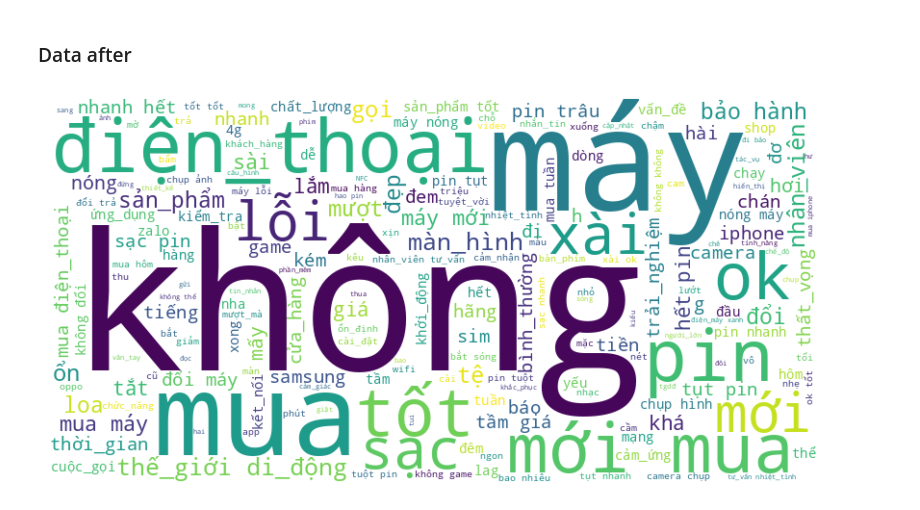
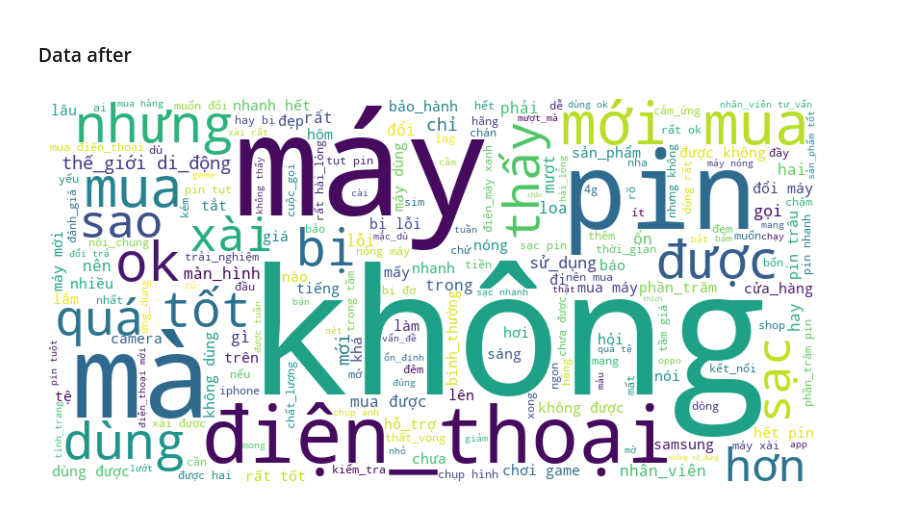
Before and after one commit to DinhManhAVG/Comment-Sentiment-Analysis, a Jupyter notebook: pre-processing/preprocessing_v2.ipynb, the cells around one changed output. Saved outputs shown, nothing was run; the diff lists cells and outputs as text; code cells hidden in the pictures.

Commit message:
feat: [NLP] Use new data and run pre process without spell check

```diff
--- a/pre-processing/preprocessing_v2.ipynb
+++ b/pre-processing/preprocessing_v2.ipynb
@@ -226,11 +226,11 @@ df= df[df["comment"].str.len() >1]
 class VietnamesePreprocessingWithoutSpellCheck:
     def __init__(self):
         # Load Vietnamese stopwords
-        with open("../data/vietnamese.txt", "r", encoding="utf-8") as file:
-            self.stop_words = set(word.strip() for word in file.read().splitlines())
-        with open("../data/vi-abbreviations.json", "r", encoding="utf-8") as file:
+        pd_stopword = pd.read_csv('../../data/stopword/new_vietnamese_stopwords.csv')
+        self.stop_words = set(pd_stopword[pd_stopword["is_stopword"] == 1]["word"].tolist())
+        with open("../../data/vi-abbreviations.json", "r", encoding="utf-8") as file:
             self.abbreviations = json.load(file)
-        with open("../data/compound_words.txt", "r", encoding="utf-8") as file:
+        with open("../../data/compound_words.txt", "r", encoding="utf-8") as file:
             self.compound_words = set(word.strip() for word in file.read().splitlines())
         # self.cocCocTokenizer = PyTokenizer(load_nontone_data=True)
         self.vncorenlp_model = vncorenlp_model
@@ -300,7 +300,7 @@ class VietnamesePreprocessingWithoutSpellCheck:
         x = self.to_lower(x)
         x = self.replace_abbreviations(x)
         x = self.delete_punctuation(x)
-        x = self.replace_compound_words(x)
+        # x = self.replace_compound_words(x)
         x = self.tokenize_text(x)
         x = self.delete_stop_words(x)
 
@@ -332,4 +314,4 @@ A
 # %%
-for idx, row in df_part1.iterrows():
+for idx, row in df.iterrows():
     print(f"=====> Processing row {idx + 1}")
-    df_part1.at[idx, "comment_clean_stage2"] = without_spellcheck_preprocessor(row["comment_clean_stage1"])  # Apply preprocessing
+    df.at[idx, "comment_clean_stage2"] = without_spellcheck_preprocessor(row["comment_clean_stage1"])  # Apply preprocessing
@@ -373,3 +375,3 @@ df[df["comment_clean"].apply(lambda x: len(x) == 0)]
 # %%
-df = df[df["comment_clean"].str.len() > 1]
+df = df[df["comment_clean_stage2"].str.len() > 1]
 # %%
@@ -395,2 +398,2 @@ memory usage: 72.2+ KB
 # %%
-df["word_count"] = df["comment_clean"].astype(str).apply(lambda x: len(x.split()))
+df["word_count"] = df["comment_clean_stage2"].astype(str).apply(lambda x: len(x.split()))
@@ -459,20 +468,20 @@ plt.show()
 # %% [markdown]
 ### Data after
 # %%
-all_comments = " ".join(df["comment_clean"])
+all_comments = " ".join(df["comment_clean_stage2"])
 
 # Generate the word cloud
 wordcloud = WordCloud(width=800, height=400, background_color="white").generate(
     all_comments
 )
 
 # Display the word cloud
 plt.figure(figsize=(10, 5))
 plt.imshow(wordcloud, interpolation="bilinear")
 plt.axis("off")  # No axes for word cloud
 plt.show()
 # %% [output]
-[figure, old version]
+[figure, new version]
 # %% [markdown]
 ### Check lại kết quả sau khi tokenize
 - Underthesea
```
Also changed, not shown: parts of 23 cells of this notebook, 8 other files.
